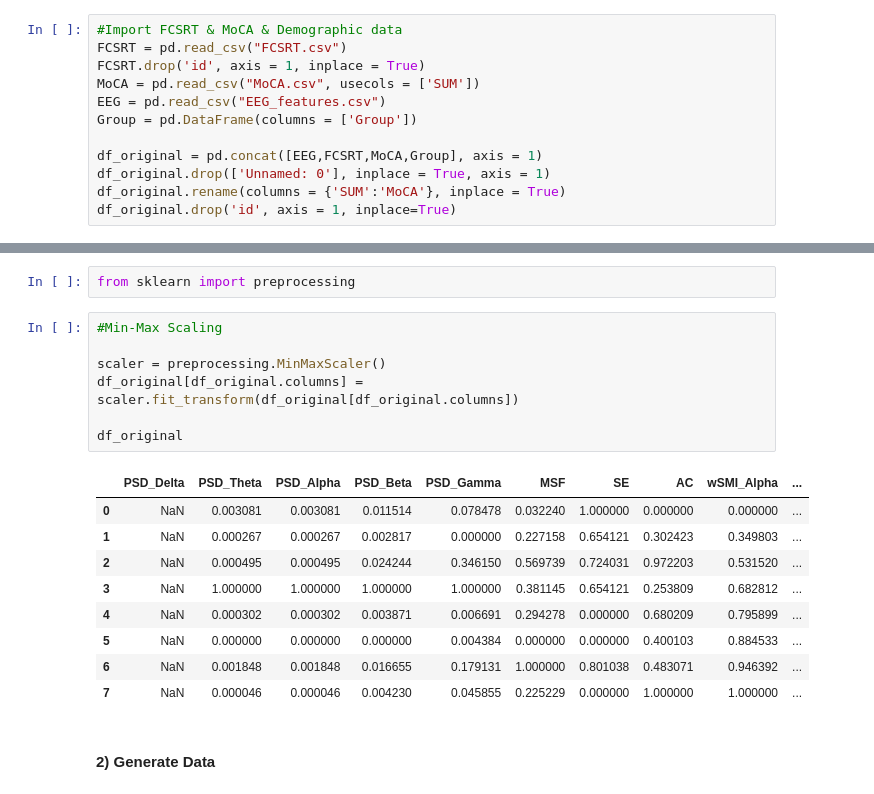
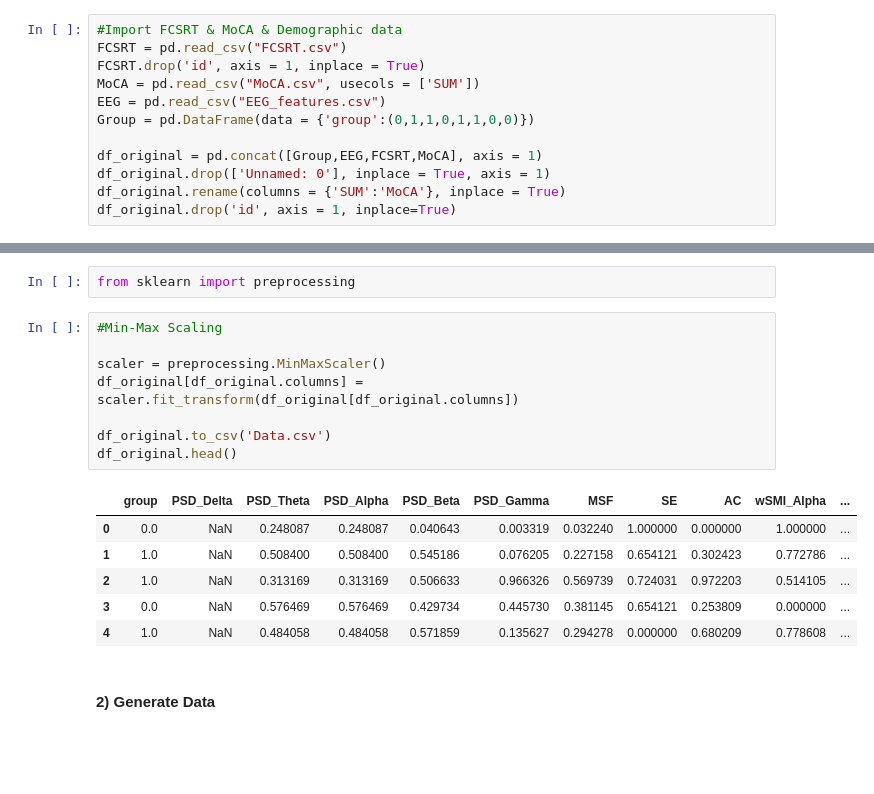
Before and after one commit to Sirabhop/Preclinical-AD-EEG-classification, a Jupyter notebook: Machine_Learning_Modelling.ipynb, the cells around one changed output, grey strips where cells are left out. Drawn from its saved outputs; the diff is of its cells as text; blank space fills up the shorter version.

```diff
--- a/Machine_Learning_Modelling.ipynb
+++ b/Machine_Learning_Modelling.ipynb
@@ -34,9 +225,9 @@ FCSRT = pd.read_csv("FCSRT.csv")
 FCSRT.drop('id', axis = 1, inplace = True)
 MoCA = pd.read_csv("MoCA.csv", usecols = ['SUM'])
 EEG = pd.read_csv("EEG_features.csv")
-Group = pd.DataFrame(columns = ['Group'])
+Group = pd.DataFrame(data = {'group':(0,1,1,0,1,1,0,0)})
 
-df_original = pd.concat([EEG,FCSRT,MoCA,Group], axis = 1)
+df_original = pd.concat([Group,EEG,FCSRT,MoCA], axis = 1)
 df_original.drop(['Unnamed: 0'], inplace = True, axis = 1)
 df_original.rename(columns = {'SUM':'MoCA'}, inplace = True)
 df_original.drop('id', axis = 1, inplace=True)
@@ -49,20 +240,18 @@ from sklearn import preprocessing
 # %%
 #Min-Max Scaling
 
 scaler = preprocessing.MinMaxScaler()
 df_original[df_original.columns] = scaler.fit_transform(df_original[df_original.columns])
 
-df_original
+df_original.to_csv('Data.csv')
+df_original.head()
 # %% [output]
-|  | PSD_Delta | PSD_Theta | PSD_Alpha | PSD_Beta | PSD_Gamma | MSF | SE | AC | wSMI_Alpha | ... |
-| 0 | NaN | 0.003081 | 0.003081 | 0.011514 | 0.078478 | 0.032240 | 1.000000 | 0.000000 | 0.000000 | ... |
-| 1 | NaN | 0.000267 | 0.000267 | 0.002817 | 0.000000 | 0.227158 | 0.654121 | 0.302423 | 0.349803 | ... |
-| 2 | NaN | 0.000495 | 0.000495 | 0.024244 | 0.346150 | 0.569739 | 0.724031 | 0.972203 | 0.531520 | ... |
-| 3 | NaN | 1.000000 | 1.000000 | 1.000000 | 1.000000 | 0.381145 | 0.654121 | 0.253809 | 0.682812 | ... |
-| 4 | NaN | 0.000302 | 0.000302 | 0.003871 | 0.006691 | 0.294278 | 0.000000 | 0.680209 | 0.795899 | ... |
-| 5 | NaN | 0.000000 | 0.000000 | 0.000000 | 0.004384 | 0.000000 | 0.000000 | 0.400103 | 0.884533 | ... |
-| 6 | NaN | 0.001848 | 0.001848 | 0.016655 | 0.179131 | 1.000000 | 0.801038 | 0.483071 | 0.946392 | ... |
-| 7 | NaN | 0.000046 | 0.000046 | 0.004230 | 0.045855 | 0.225229 | 0.000000 | 1.000000 | 1.000000 | ... |
+|  | group | PSD_Delta | PSD_Theta | PSD_Alpha | PSD_Beta | PSD_Gamma | MSF | SE | AC | wSMI_Alpha | ... |
+| 0 | 0.0 | NaN | 0.248087 | 0.248087 | 0.040643 | 0.003319 | 0.032240 | 1.000000 | 0.000000 | 1.000000 | ... |
+| 1 | 1.0 | NaN | 0.508400 | 0.508400 | 0.545186 | 0.076205 | 0.227158 | 0.654121 | 0.302423 | 0.772786 | ... |
+| 2 | 1.0 | NaN | 0.313169 | 0.313169 | 0.506633 | 0.966326 | 0.569739 | 0.724031 | 0.972203 | 0.514105 | ... |
+| 3 | 0.0 | NaN | 0.576469 | 0.576469 | 0.429734 | 0.445730 | 0.381145 | 0.654121 | 0.253809 | 0.000000 | ... |
+| 4 | 1.0 | NaN | 0.484058 | 0.484058 | 0.571859 | 0.135627 | 0.294278 | 0.000000 | 0.680209 | 0.778608 | ... |
 # %% [markdown]
 #### **2) Generate Data**
 # %% [markdown]
```
Also changed, not shown: parts of 2 cells of this notebook.
